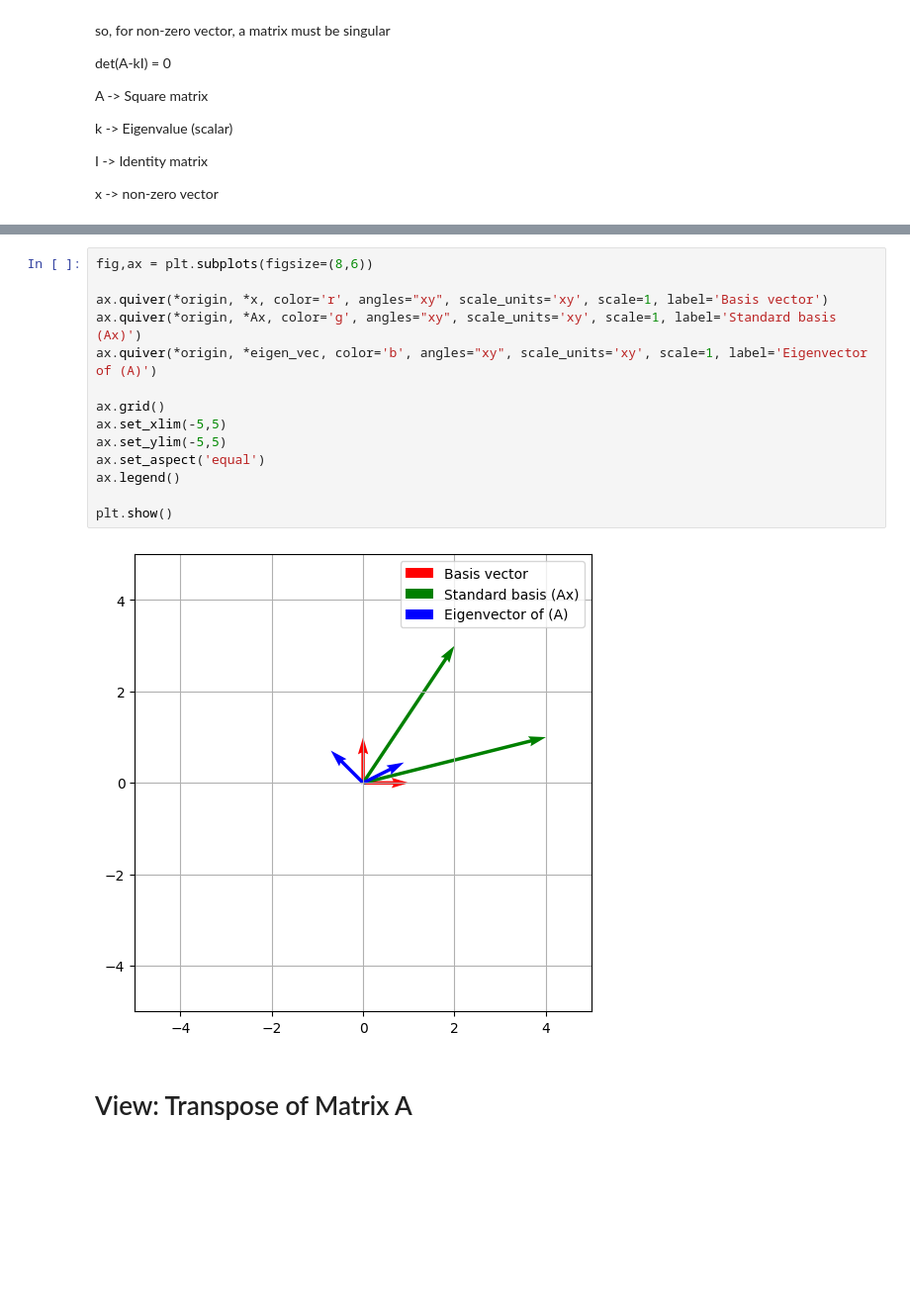
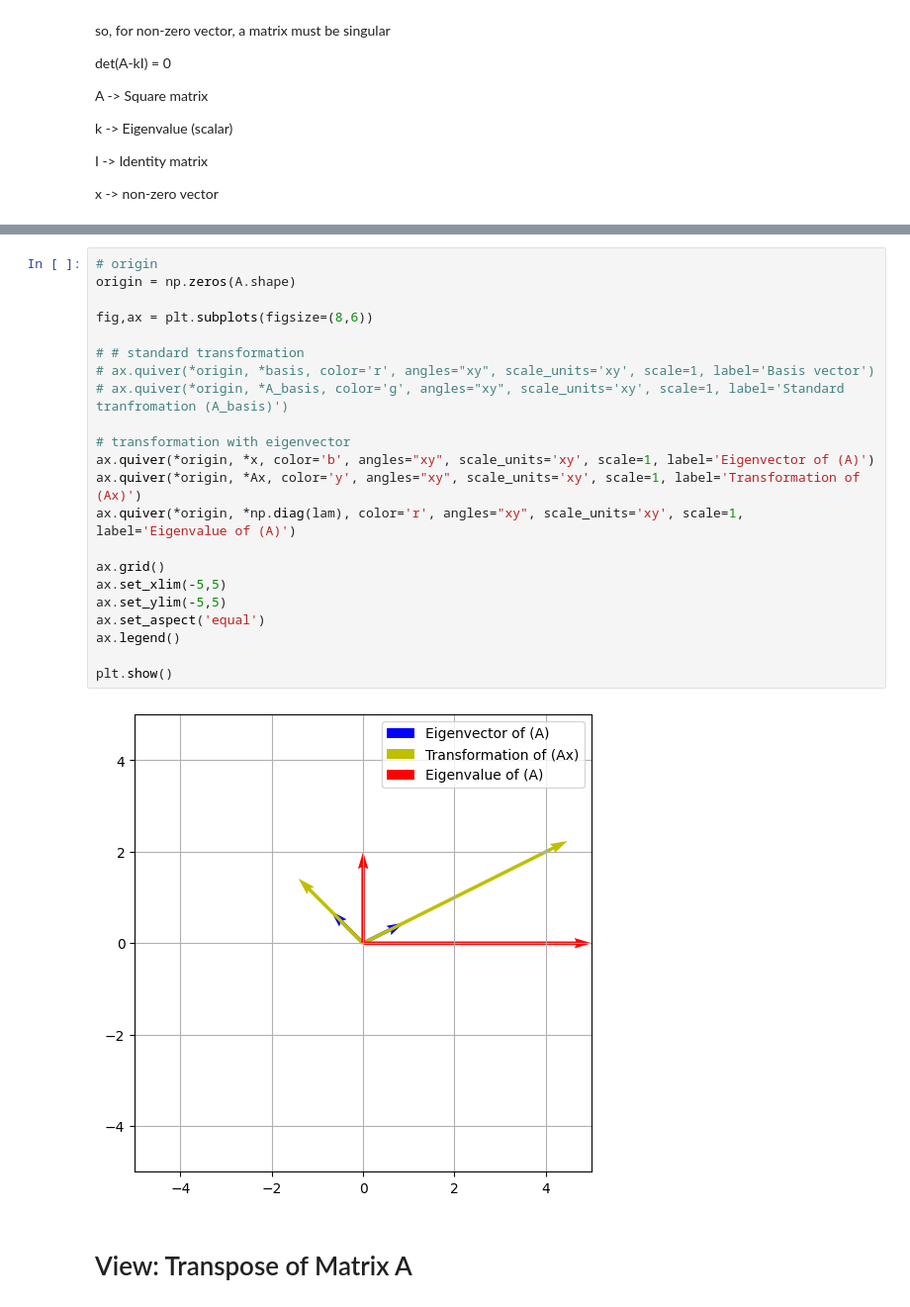
Before and after one commit to CoderAalok/Python_Libraries, a Jupyter notebook: Math for Machine Learning/Eigenvectors_Eigenvalues.ipynb, the cells around one changed output, grey strips where cells are left out. Shown at 99% size. Drawn from its saved outputs; the diff is of its cells as text; blank space fills up the shorter version.

```diff
--- a/Math for Machine Learning/Eigenvectors_Eigenvalues.ipynb
+++ b/Math for Machine Learning/Eigenvectors_Eigenvalues.ipynb
@@ -107,20 +113,28 @@ Eigenvector of AT =
 NOTE: A and its transpose AT possess same eigenvalues but not necessary to be same eigenvectors.
 # %%
+# origin
+origin = np.zeros(A.shape)
+
 fig,ax = plt.subplots(figsize=(8,6))
 
-ax.quiver(*origin, *x, color='r', angles="xy", scale_units='xy', scale=1, label='Basis vector')
-ax.quiver(*origin, *Ax, color='g', angles="xy", scale_units='xy', scale=1, label='Standard basis (Ax)')
-ax.quiver(*origin, *eigen_vec, color='b', angles="xy", scale_units='xy', scale=1, label='Eigenvector of (A)')
+# # standard transformation
+# ax.quiver(*origin, *basis, color='r', angles="xy", scale_units='xy', scale=1, label='Basis vector')
+# ax.quiver(*origin, *A_basis, color='g', angles="xy", scale_units='xy', scale=1, label='Standard tranfromation (A_basis)')
+
+# transformation with eigenvector
+ax.quiver(*origin, *x, color='b', angles="xy", scale_units='xy', scale=1, label='Eigenvector of (A)')
+ax.quiver(*origin, *Ax, color='y', angles="xy", scale_units='xy', scale=1, label='Transformation of (Ax)')
+ax.quiver(*origin, *np.diag(lam), color='r', angles="xy", scale_units='xy', scale=1, label='Eigenvalue of (A)')
 
 ax.grid()
 ax.set_xlim(-5,5)
 ax.set_ylim(-5,5)
 ax.set_aspect('equal')
 ax.legend()
 
 plt.show()
 # %% [output]
-[figure, old version]
+[figure, new version]
 # %% [markdown]
 # View: Transpose of Matrix A
 # %%
```
Also changed, not shown: parts of 2 cells of this notebook.
